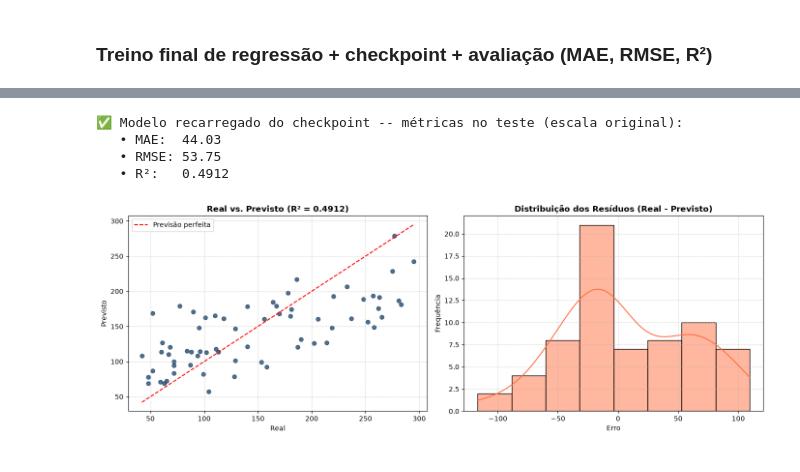
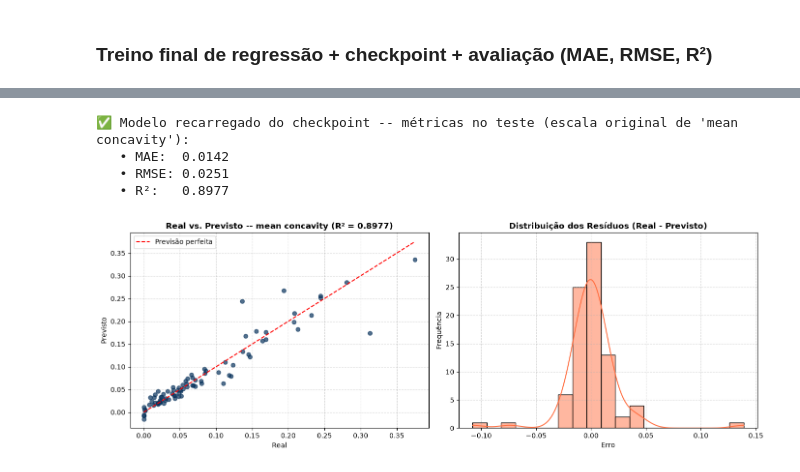
Before and after one commit to GiovanniAsantos/projeto1-mlp-breast-cancer, a Jupyter notebook: notebooks/01_pipeline_mlp.ipynb, the cells around one changed output, grey strips where cells are left out. Saved outputs shown, nothing was run; the diff lists cells and outputs as text; code cells hidden in the pictures.

```diff
--- a/notebooks/01_pipeline_mlp.ipynb
+++ b/notebooks/01_pipeline_mlp.ipynb
@@ -940,39 +955,39 @@ plt.tight_layout(); plt.show()
 # %%
 # Prova de reload do checkpoint
 reg_model_reloaded = TabularMLP(X_reg_train.shape[1], reg_hidden_dims, reg_act_cls, reg_norm_type, reg_dropout).to(device)
 reg_model_reloaded.load_state_dict(torch.load("checkpoints/reg_final.pt"))
 
 y_pred_scaled, _ = predict_values(reg_model_reloaded, reg_test_loader_final)
-y_pred_dollars = y_reg_scaler.inverse_transform(y_pred_scaled.reshape(-1, 1)).flatten()
+y_pred_reg = y_reg_scaler.inverse_transform(y_pred_scaled.reshape(-1, 1)).flatten()
 
-mae = mean_absolute_error(y_reg_test, y_pred_dollars)
-rmse = np.sqrt(mean_squared_error(y_reg_test, y_pred_dollars))
-r2 = r2_score(y_reg_test, y_pred_dollars)
+mae = mean_absolute_error(y_reg_test, y_pred_reg)
+rmse = np.sqrt(mean_squared_error(y_reg_test, y_pred_reg))
+r2 = r2_score(y_reg_test, y_pred_reg)
 
-print(f"✅ Modelo recarregado do checkpoint -- métricas no teste (escala original):")
-print(f"   • MAE:  {mae:.2f}")
-print(f"   • RMSE: {rmse:.2f}")
+print(f"✅ Modelo recarregado do checkpoint -- métricas no teste (escala original de '{reg_target_name}'):")
+print(f"   • MAE:  {mae:.4f}")
+print(f"   • RMSE: {rmse:.4f}")
 print(f"   • R²:   {r2:.4f}")
 
 fig, axes = plt.subplots(1, 2, figsize=(14, 5))
-axes[0].scatter(y_reg_test, y_pred_dollars, alpha=0.7, color='#0A345D')
+axes[0].scatter(y_reg_test, y_pred_reg, alpha=0.7, color='#0A345D')
 axes[0].plot([y_reg_test.min(), y_reg_test.max()], [y_reg_test.min(), y_reg_test.max()], 'r--', label='Previsão perfeita')
-axes[0].set_title(f"Real vs. Previsto (R² = {r2:.4f})", fontsize=12, fontweight='bold')
+axes[0].set_title(f"Real vs. Previsto -- {reg_target_name} (R² = {r2:.4f})", fontsize=12, fontweight='bold')
 axes[0].set_xlabel("Real"); axes[0].set_ylabel("Previsto")
 axes[0].legend(); axes[0].grid(True, linestyle='--', alpha=0.5)
 
-residuals = y_reg_test - y_pred_dollars
+residuals = y_reg_test - y_pred_reg
 sns.histplot(residuals, kde=True, ax=axes[1], color='#FF7043')
 axes[1].set_title("Distribuição dos Resíduos (Real - Previsto)", fontsize=12, fontweight='bold')
 axes[1].set_xlabel("Erro"); axes[1].set_ylabel("Frequência")
 axes[1].grid(True, linestyle='--', alpha=0.5)
 plt.tight_layout(); plt.show()
 # %% [output]
-✅ Modelo recarregado do checkpoint -- métricas no teste (escala original):
-   • MAE:  44.03
-   • RMSE: 53.75
-   • R²:   0.4912
+✅ Modelo recarregado do checkpoint -- métricas no teste (escala original de 'mean concavity'):
+   • MAE:  0.0142
+   • RMSE: 0.0251
+   • R²:   0.8977
-[figure, old version]
+[figure, new version]
 # %% [markdown]
 ## Resumo para o relatório
 
```
Also changed, not shown: parts of 9 cells of this notebook, 2 other files.
